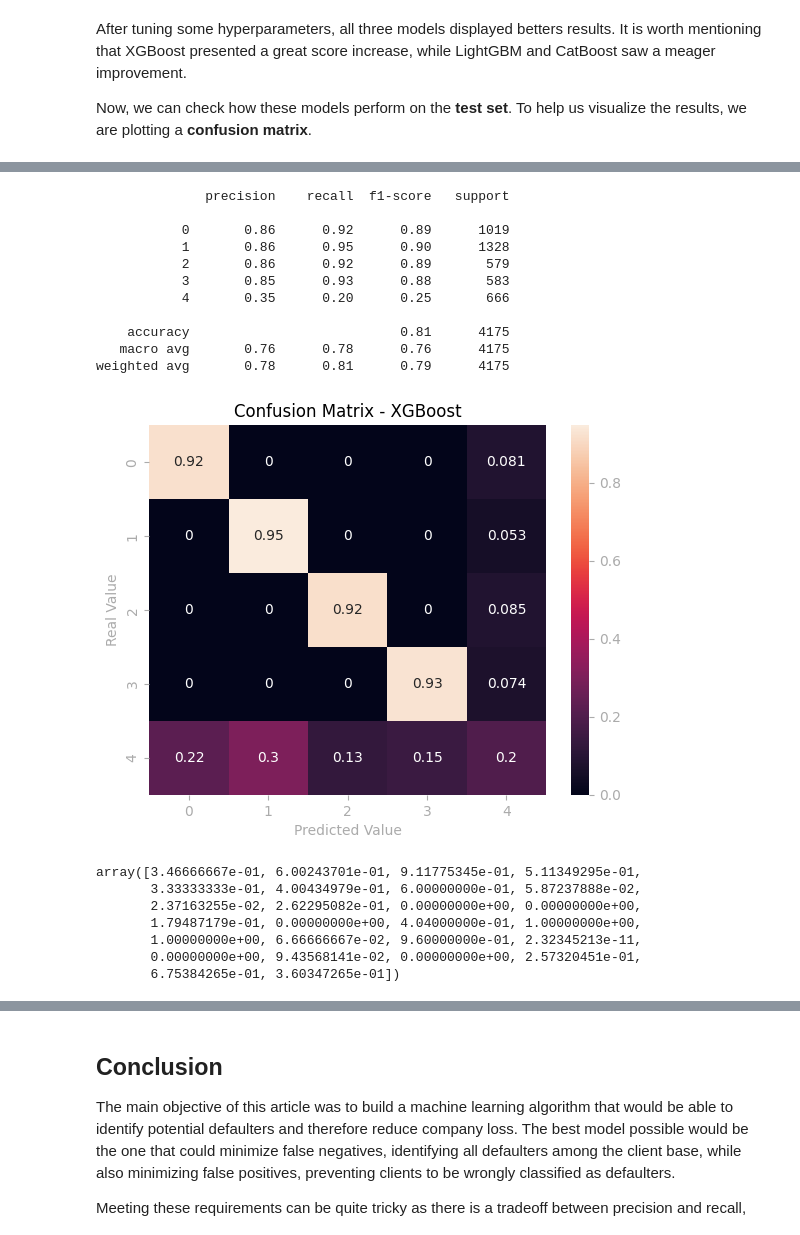
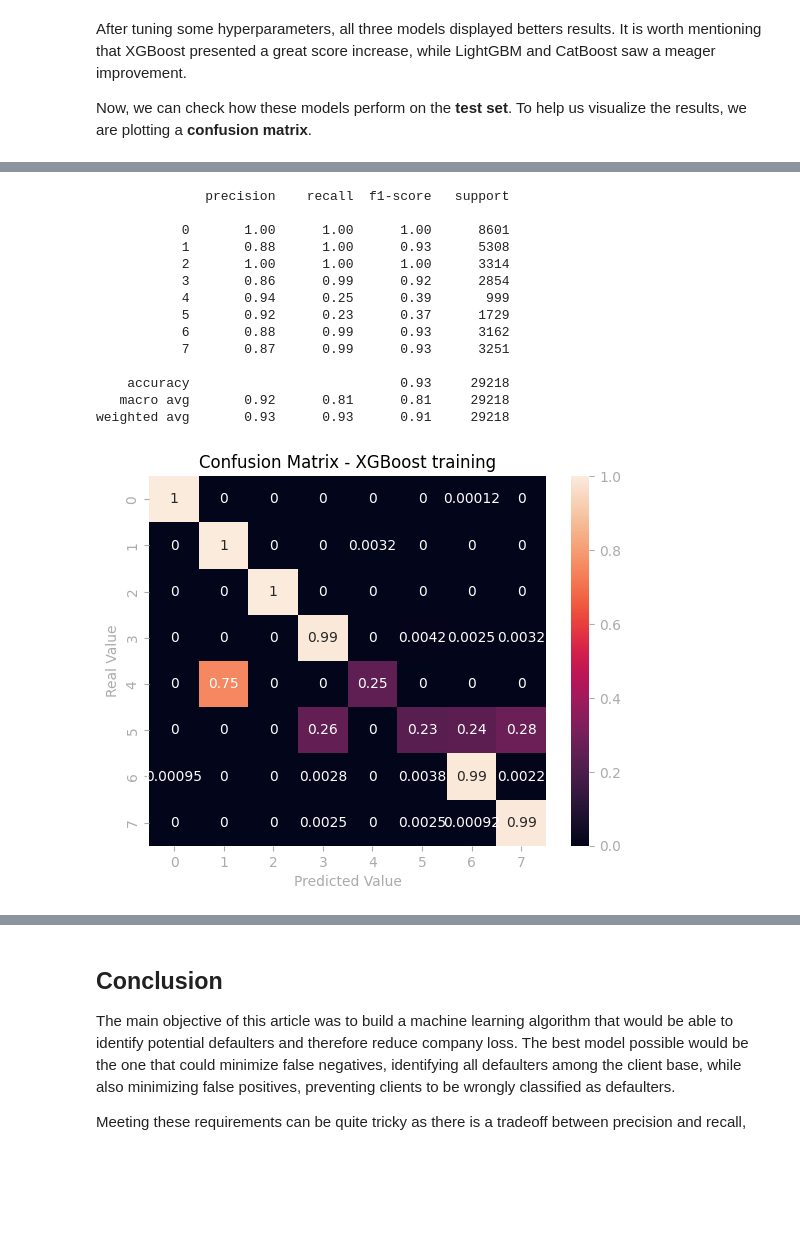
Before and after one commit to Thilanka1999/RiskModels, a Jupyter notebook: BrasilOne/Credit_Risk_Analysis.ipynb, the cells around one changed output, grey strips where cells are left out. Cells and saved outputs as stored; diff of their text form; code cells hidden in the pictures; blank space fills up the shorter version.

```diff
--- a/BrasilOne/Credit_Risk_Analysis.ipynb
+++ b/BrasilOne/Credit_Risk_Analysis.ipynb
@@ -598,7 +598,7 @@ After encoding the categorical variables, let's start working on the machine lea
 from sklearn.cluster import KMeans
 
 # Perform K-Means clustering on normalized data
-kmeans = KMeans(n_clusters=5, random_state=42)
+kmeans = KMeans(n_clusters=8, random_state=42)
 clusters = kmeans.fit_predict(X_processed)
 
 # Add cluster labels to the original dataset
@@ -689,7 +724,7 @@ We are experimenting with the following 3 boosting algorithms to determine which
 
 Before starting with the models, let's split the data into training and test sets.
 # %%
-X_train, X_test, y_train, y_test = train_test_split(X, y, shuffle=True, stratify=y, test_size=0.1)
+X_train, X_test, y_train, y_test = train_test_split(X, y, shuffle=True, stratify=y, test_size=0.3)
 print(len(X_train), len(X_test))
 print("NaN in X_train:", X_train.isna().sum().sum())
 print("NaN in y_train:", y_train.isna().sum())
@@ -877,43 +960,30 @@ Now, we can check how these models perform on the **test set**. To help us visua
 # %%
-# final XGBoost model
-xgb = XGBClassifier(max_depth=15, learning_rate=0.1, n_estimators=300, gamma=2, min_child_weight=4)
-xgb.fit(X_train_rus, y_train_rus)
-# prediction
-scaler = MinMaxScaler().fit(X_test)
-X_test_xgb = scaler.transform(X_test)
-y_pred_xgb = xgb.predict(X_test_xgb)
+yo = xgb.predict(X_train_rus)
 
 # classification report
-print(classification_report(y_test, y_pred_xgb))
+print(classification_report(y_train_rus, yo))
 
 # confusion matrix
 fig, ax = plt.subplots()
-sns.heatmap(confusion_matrix(y_test, y_pred_xgb, normalize='true'), annot=True, ax=ax)
-ax.set_title('Confusion Matrix - XGBoost')
+sns.heatmap(confusion_matrix(y_train_rus, yo, normalize='true'), annot=True, ax=ax)
+ax.set_title('Confusion Matrix - XGBoost training')
 ax.set_xlabel('Predicted Value')
 ax.set_ylabel('Real Value')
 
 plt.show()
-
-
-X_test_xgb[0]
 # %% [output]
               precision    recall  f1-score   support
 
-           0       0.86      0.92      0.89      1019
-           1       0.86      0.95      0.90      1328
-           2       0.86      0.92      0.89       579
-           3       0.85      0.93      0.88       583
-           4       0.35      0.20      0.25       666
+           0       1.00      1.00      1.00      8601
+           1       0.88      1.00      0.93      5308
+           2       1.00      1.00      1.00      3314
+           3       0.86      0.99      0.92      2854
+           4       0.94      0.25      0.39       999
+           5       0.92      0.23      0.37      1729
+           6       0.88      0.99      0.93      3162
+           7       0.87      0.99      0.93      3251
 
-    accuracy                           0.81      4175
-   macro avg       0.76      0.78      0.76      4175
-weighted avg       0.78      0.81      0.79      4175
+    accuracy                           0.93     29218
+   macro avg       0.92      0.81      0.81     29218
+weighted avg       0.93      0.93      0.91     29218
-[figure, old version]
+[figure, new version]
-array([3.46666667e-01, 6.00243701e-01, 9.11775345e-01, 5.11349295e-01,
-       3.33333333e-01, 4.00434979e-01, 6.00000000e-01, 5.87237888e-02,
-       2.37163255e-02, 2.62295082e-01, 0.00000000e+00, 0.00000000e+00,
-       1.79487179e-01, 0.00000000e+00, 4.04000000e-01, 1.00000000e+00,
-       1.00000000e+00, 6.66666667e-02, 9.60000000e-01, 2.32345213e-11,
-       0.00000000e+00, 9.43568141e-02, 0.00000000e+00, 2.57320451e-01,
-       6.75384265e-01, 3.60347265e-01])
```
Also changed, not shown: parts of 13 cells of this notebook.
